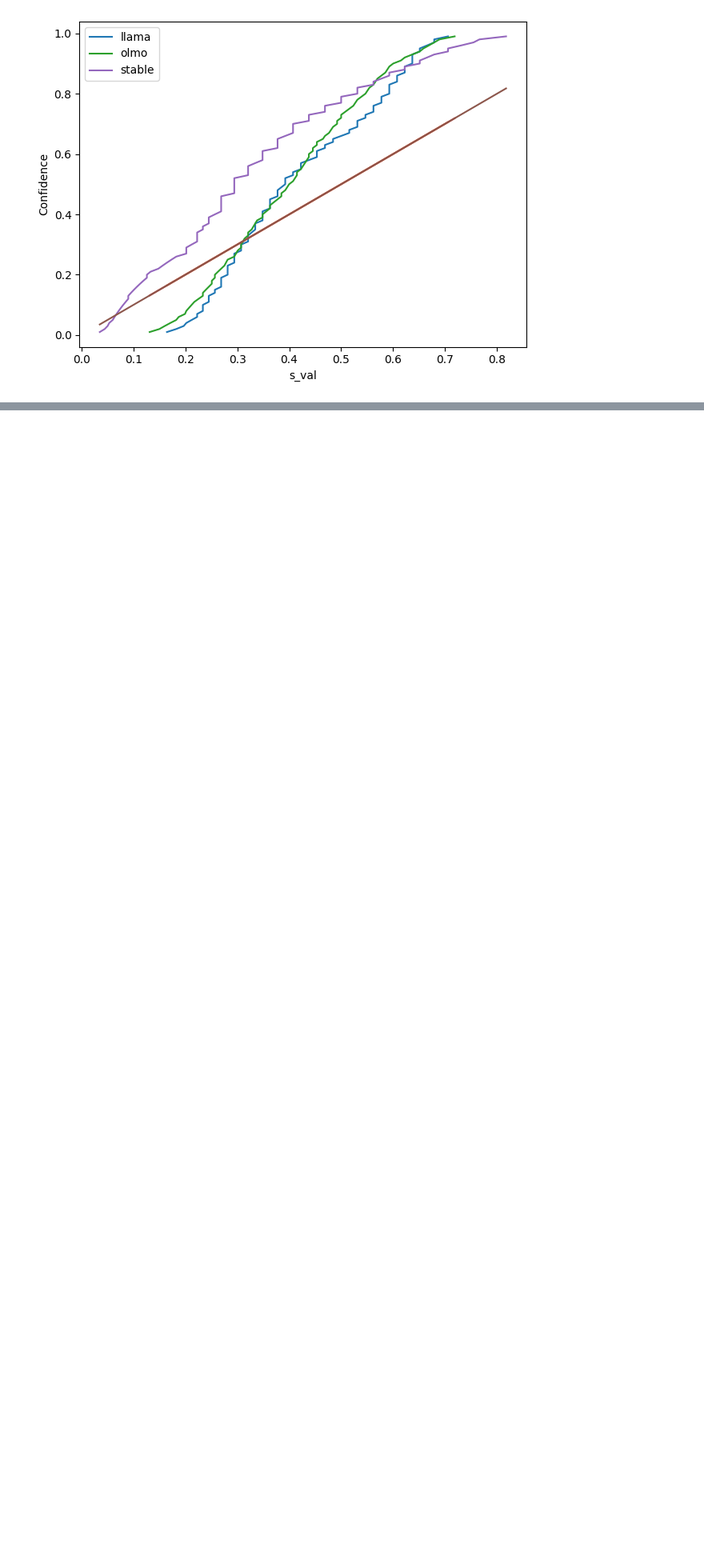
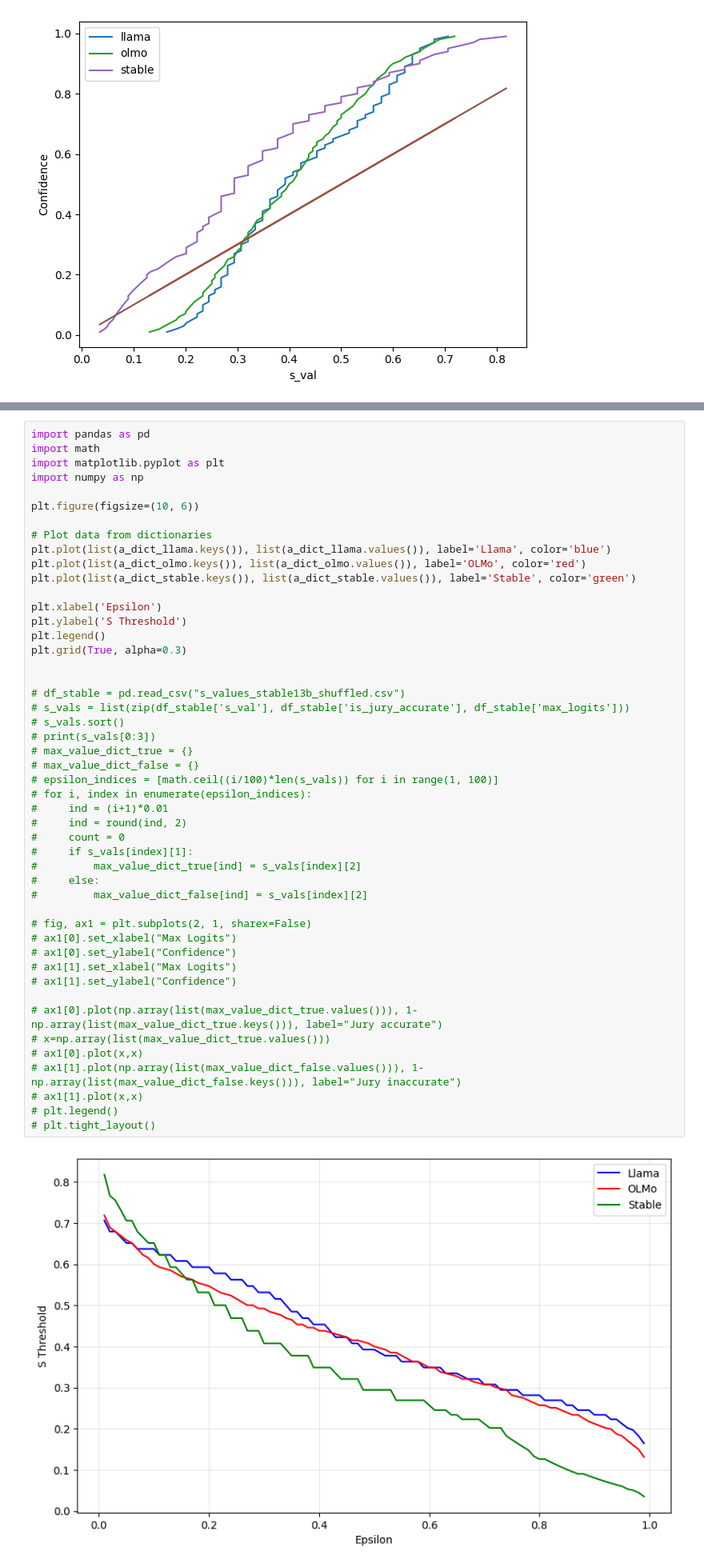
Before and after one commit to Flaagrah/JuriesDemo, a Jupyter notebook: post_process.ipynb, the cells around one changed output, grey strips where cells are left out. Shown: that part at 80% size. Drawn from its saved outputs; the diff is of its cells as text; blank space fills up the shorter version.

```diff
--- a/post_process.ipynb
+++ b/post_process.ipynb
@@ -198,0 +282,50 @@ plt.show()
+# %%
+import pandas as pd
+import math
+import matplotlib.pyplot as plt
+import numpy as np
+
+plt.figure(figsize=(10, 6))
+
+# Plot data from dictionaries
+plt.plot(list(a_dict_llama.keys()), list(a_dict_llama.values()), label='Llama', color='blue')
+plt.plot(list(a_dict_olmo.keys()), list(a_dict_olmo.values()), label='OLMo', color='red')
+plt.plot(list(a_dict_stable.keys()), list(a_dict_stable.values()), label='Stable', color='green')
+
+plt.xlabel('Epsilon')
+plt.ylabel('S Threshold')
+plt.legend()
+plt.grid(True, alpha=0.3)
+
+
+# df_stable = pd.read_csv("s_values_stable13b_shuffled.csv")
+# s_vals = list(zip(df_stable['s_val'], df_stable['is_jury_accurate'], df_stable['max_logits']))
+# s_vals.sort()
+# print(s_vals[0:3])
+# max_value_dict_true = {}
+# max_value_dict_false = {}
+# epsilon_indices = [math.ceil((i/100)*len(s_vals)) for i in range(1, 100)]
+# for i, index in enumerate(epsilon_indices):
+#     ind = (i+1)*0.01
+#     ind = round(ind, 2)
+#     count = 0
+#     if s_vals[index][1]:
+#         max_value_dict_true[ind] = s_vals[index][2]
+#     else:
+#         max_value_dict_false[ind] = s_vals[index][2]
+
+# fig, ax1 = plt.subplots(2, 1, sharex=False)
+# ax1[0].set_xlabel("Max Logits")
+# ax1[0].set_ylabel("Confidence")
+# ax1[1].set_xlabel("Max Logits")
+# ax1[1].set_ylabel("Confidence")
+
+# ax1[0].plot(np.array(list(max_value_dict_true.values())), 1-np.array(list(max_value_dict_true.keys())), label="Jury accurate")
+# x=np.array(list(max_value_dict_true.values()))
+# ax1[0].plot(x,x)
+# ax1[1].plot(np.array(list(max_value_dict_false.values())), 1-np.array(list(max_value_dict_false.keys())), label="Jury inaccurate")
+# ax1[1].plot(x,x)
+# plt.legend()
+# plt.tight_layout()
+# %% [output]
+[figure, added]
```
Also changed, not shown: parts of 9 cells of this notebook.
